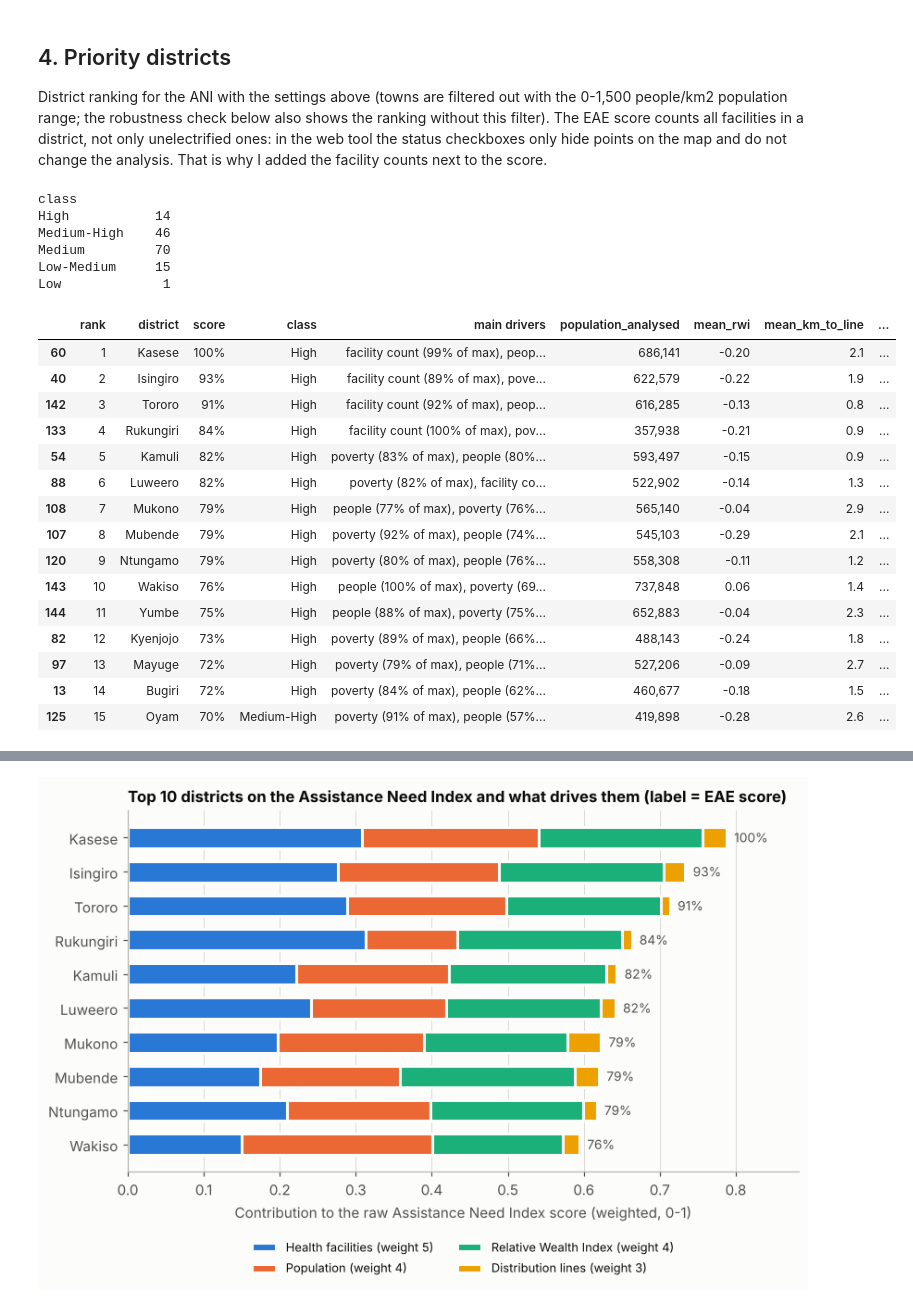
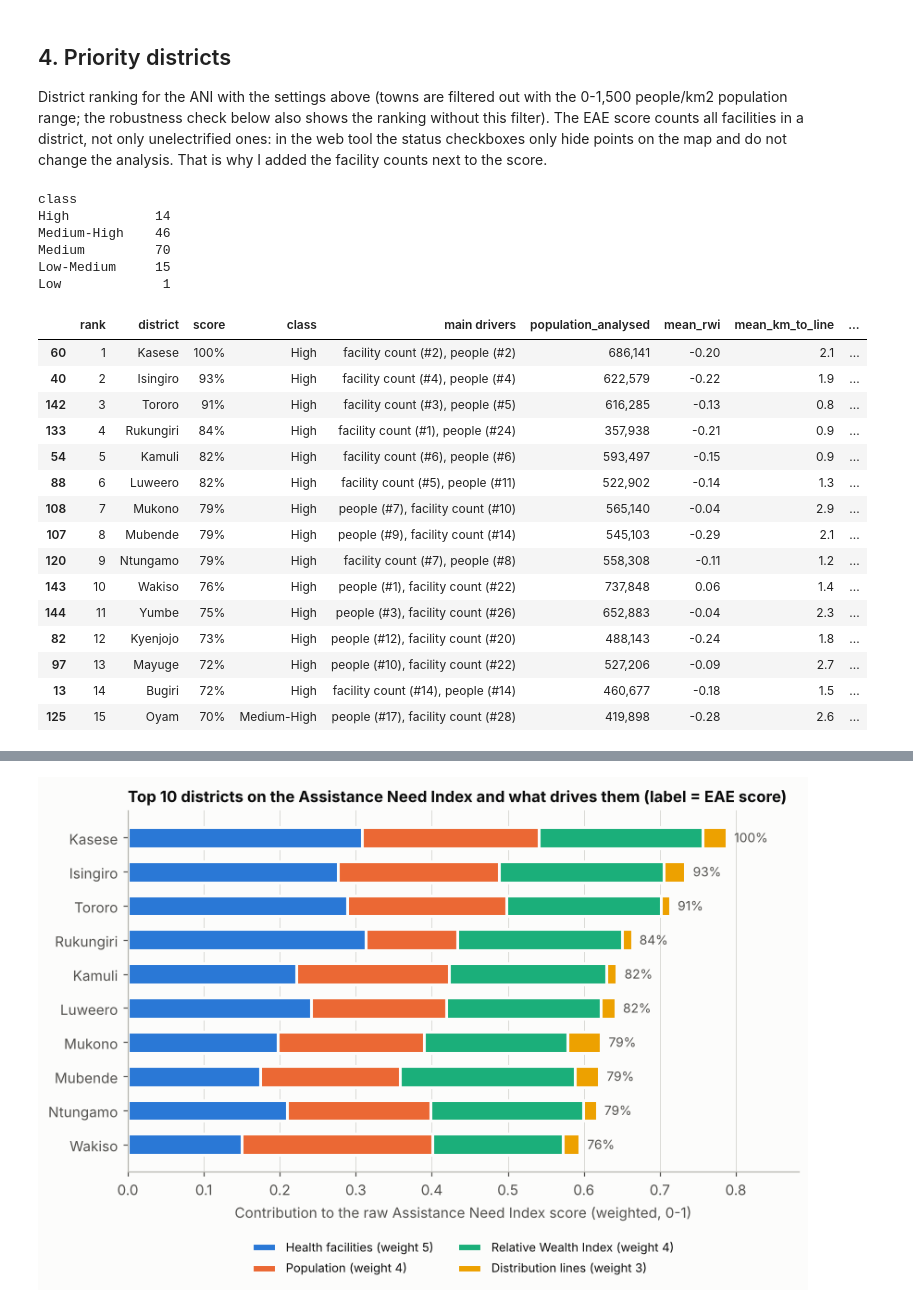
Before and after one commit to chilalaabubakar/EDA, a Jupyter notebook: Uganda_Healthcare_Electrification_EAE.ipynb, the cells around one changed output, grey strips where cells are left out. Cells and saved outputs as stored; diff of their text form; code cells hidden in the pictures.

```diff
--- a/Uganda_Healthcare_Electrification_EAE.ipynb
+++ b/Uganda_Healthcare_Electrification_EAE.ipynb
@@ -71,23 +71,26 @@ EAE_LAYERS = {
         "label": "Population", "weight": 4, "range": (0, 1500),
         "why": "Number of people who can use the facilities. I limited the range to 0-1,500 people/km2 to "
                "leave out towns: 1,102 on-grid facilities are in denser cells but only 26 unelectrified ones. "
-               "With the default range Kampala comes 2nd even though it has no unelectrified facility.",
+               "With the default range Kampala comes 2nd even though it has no unelectrified facility. "
+               "Weight 4: the people served matter most after the facilities themselves.",
     },
     "relative-wealth-index": {
         "label": "Relative Wealth Index", "weight": 4, "range": None,
         "why": "Proxy for poverty. In the ANI poorer areas score higher, because facilities there are the least "
-               "able to pay for electricity themselves.",
+               "able to pay for electricity themselves. Weight 4, the same as population, so need and equity "
+               "count equally.",
     },
     "health": {
         "label": "Health facilities", "weight": 5, "range": (0, 5),
-        "why": "The main layer for a health programme, so it gets the highest weight. 0-5 km keeps the analysis "
-               "to areas within Uganda's 5 km access standard for health facilities.",
+        "why": "The main layer for a health programme, so it gets the highest weight (5). 0-5 km keeps the "
+               "analysis to areas within Uganda's 5 km access standard for health facilities.",
     },
     "distribution": {
         "label": "Distribution lines", "weight": 3, "range": None, "dataset": "distribution-lines",
         "why": "Distance to the 11/33 kV grid. In the ANI areas further from the grid score higher. I did not "
                "use the >2 km filter from the lecture example because 68% of unelectrified facilities are "
-               "within 1 km of a line.",
+               "within 1 km of a line. Weight 3, the lowest, for the same reason: distance to a line says little "
+               "about need here.",
     },
 }
 MAIN_INDEX = "ani"        # Assistance Need Index
@@ -115,6 +118,8 @@ COST_MULTIPLIERS = [0.65, 0.8, 1.0, 1.2, 1.5]
 ELIGIBLE_OWNERSHIP = ["GOVT"]           # only public facilities
 UPGRADE_LEVELS = ["HC III", "HC IV"]    # off-grid facilities at these levels count as under-electrified
 TOP_CLASSES = ["High"]                  # recommended plan starts with the High class districts
+MATERNITY_LEVELS = ["HC III", "HC IV"]  # levels with a maternity ward (HC II only handles emergency deliveries)
+MATERNITY_COST_CAP = 100_000            # larger maternity units would take half the budget: second phase
 N_WEIGHT_DRAWS = 500                    # random weightings for the robustness check
 RNG_SEED = 42
 # %%
@@ -729,52 +746,54 @@ per_district = fac.groupby("district_id").agg(
 )
 target_mask = fac["group"].ne("") & gov
 per_district["target_catchment_pop"] = fac[target_mask].groupby("district_id")["catchment_pop"].sum()
 per_district["target_median_km_to_line"] = fac[target_mask].groupby("district_id")["dist_line_km"].median()
 ranking = ranking.join(per_district, how="left").fillna({c: 0 for c in per_district.columns if c != "target_median_km_to_line"})
 
 LABEL = {L["key"]: L["label"] for L in LAYERS}
 SHORT = {"population-density": "people", "relative-wealth-index": "poverty", "health": "facility count",
          "distribution": "distance from grid"}
 
-def drivers(row, top=2):
-    s = {k: row[f"share_{k}"] / (weights_for(MAIN_INDEX, LAYERS)[k] / sum(weights_for(MAIN_INDEX, LAYERS).values()))
-         for k in SHORT if f"share_{k}" in row}
-    best = sorted(s, key=s.get, reverse=True)[:top]
-    return ", ".join(f"{SHORT[k]} ({s[k]:.0%} of max)" for k in best)
-
-ranking["main drivers"] = ranking.apply(drivers, axis=1)
+# main drivers = the two layers on which a district places highest among all districts
+places = pd.DataFrame({
+    "health": ranking["total_health"].rank(ascending=False, method="min"),
+    "population-density": ranking["total_population-density"].rank(ascending=False, method="min"),
+    "relative-wealth-index": ranking["total_relative-wealth-index"].rank(ascending=True, method="min"),
+    "distribution": ranking["total_distribution"].rank(ascending=False, method="min"),
+})
+ranking["main drivers"] = [", ".join(f"{SHORT[k]} (#{int(r[k])})" for k in r.sort_values().index[:2])
+                           for _, r in places.iterrows()]
 ranking["population_analysed"] = ranking["total_population-density"]
 ranking["mean_rwi"] = ranking["total_relative-wealth-index"]
 ranking["mean_km_to_line"] = ranking["total_distribution"]
 ranking["facilities_counted"] = ranking["total_health"]
 cols = ["rank", "district", "score", "class", "main drivers", "population_analysed", "mean_rwi", "mean_km_to_line",
         "facilities_counted", "unelectrified", "unelectrified_govt", "under_electrified_govt", "target_catchment_pop"]
 ranking[cols].to_csv(TAB_DIR / "district_ranking_ani.csv", index=False)
 print(ranking["class"].value_counts().reindex(CLASS_LABELS[::-1]).to_string())
 ranking[cols].head(15).style.format({"score": "{:.0%}", "population_analysed": "{:,.0f}", "mean_rwi": "{:.2f}",
                                      "mean_km_to_line": "{:.1f}", "facilities_counted": "{:.0f}",
                                      "target_catchment_pop": "{:,.0f}", "unelectrified": "{:.0f}",
                                      "unelectrified_govt": "{:.0f}", "under_electrified_govt": "{:.0f}"})
 # %% [output]
 class
 High           14
 Medium-High    46
 Medium         70
 Low-Medium     15
 Low             1
 |  | rank | district | score | class | main drivers | population_analysed | mean_rwi | mean_km_to_line | ... |
-| 60 | 1 | Kasese | 100% | High | facility count (99% of max), peop... | 686,141 | -0.20 | 2.1 | ... |
-| 40 | 2 | Isingiro | 93% | High | facility count (89% of max), pove... | 622,579 | -0.22 | 1.9 | ... |
-| 142 | 3 | Tororo | 91% | High | facility count (92% of max), peop... | 616,285 | -0.13 | 0.8 | ... |
-| 133 | 4 | Rukungiri | 84% | High | facility count (100% of max), pov... | 357,938 | -0.21 | 0.9 | ... |
-| 54 | 5 | Kamuli | 82% | High | poverty (83% of max), people (80%... | 593,497 | -0.15 | 0.9 | ... |
-| 88 | 6 | Luweero | 82% | High | poverty (82% of max), facility co... | 522,902 | -0.14 | 1.3 | ... |
-| 108 | 7 | Mukono | 79% | High | people (77% of max), poverty (76%... | 565,140 | -0.04 | 2.9 | ... |
-| 107 | 8 | Mubende | 79% | High | poverty (92% of max), people (74%... | 545,103 | -0.29 | 2.1 | ... |
-| 120 | 9 | Ntungamo | 79% | High | poverty (80% of max), people (76%... | 558,308 | -0.11 | 1.2 | ... |
-| 143 | 10 | Wakiso | 76% | High | people (100% of max), poverty (69... | 737,848 | 0.06 | 1.4 | ... |
-| 144 | 11 | Yumbe | 75% | High | people (88% of max), poverty (75%... | 652,883 | -0.04 | 2.3 | ... |
-| 82 | 12 | Kyenjojo | 73% | High | poverty (89% of max), people (66%... | 488,143 | -0.24 | 1.8 | ... |
-| 97 | 13 | Mayuge | 72% | High | poverty (79% of max), people (71%... | 527,206 | -0.09 | 2.7 | ... |
-| 13 | 14 | Bugiri | 72% | High | poverty (84% of max), people (62%... | 460,677 | -0.18 | 1.5 | ... |
-| 125 | 15 | Oyam | 70% | Medium-High | poverty (91% of max), people (57%... | 419,898 | -0.28 | 2.6 | ... |
+| 60 | 1 | Kasese | 100% | High | facility count (#2), people (#2) | 686,141 | -0.20 | 2.1 | ... |
+| 40 | 2 | Isingiro | 93% | High | facility count (#4), people (#4) | 622,579 | -0.22 | 1.9 | ... |
+| 142 | 3 | Tororo | 91% | High | facility count (#3), people (#5) | 616,285 | -0.13 | 0.8 | ... |
+| 133 | 4 | Rukungiri | 84% | High | facility count (#1), people (#24) | 357,938 | -0.21 | 0.9 | ... |
+| 54 | 5 | Kamuli | 82% | High | facility count (#6), people (#6) | 593,497 | -0.15 | 0.9 | ... |
+| 88 | 6 | Luweero | 82% | High | facility count (#5), people (#11) | 522,902 | -0.14 | 1.3 | ... |
+| 108 | 7 | Mukono | 79% | High | people (#7), facility count (#10) | 565,140 | -0.04 | 2.9 | ... |
+| 107 | 8 | Mubende | 79% | High | people (#9), facility count (#14) | 545,103 | -0.29 | 2.1 | ... |
+| 120 | 9 | Ntungamo | 79% | High | facility count (#7), people (#8) | 558,308 | -0.11 | 1.2 | ... |
+| 143 | 10 | Wakiso | 76% | High | people (#1), facility count (#22) | 737,848 | 0.06 | 1.4 | ... |
+| 144 | 11 | Yumbe | 75% | High | people (#3), facility count (#26) | 652,883 | -0.04 | 2.3 | ... |
+| 82 | 12 | Kyenjojo | 73% | High | people (#12), facility count (#20) | 488,143 | -0.24 | 1.8 | ... |
+| 97 | 13 | Mayuge | 72% | High | people (#10), facility count (#22) | 527,206 | -0.09 | 2.7 | ... |
+| 13 | 14 | Bugiri | 72% | High | facility count (#14), people (#14) | 460,677 | -0.18 | 1.5 | ... |
+| 125 | 15 | Oyam | 70% | Medium-High | people (#17), facility count (#28) | 419,898 | -0.28 | 2.6 | ... |
```
Also changed, not shown: parts of 18 cells of this notebook, 22 other files.
